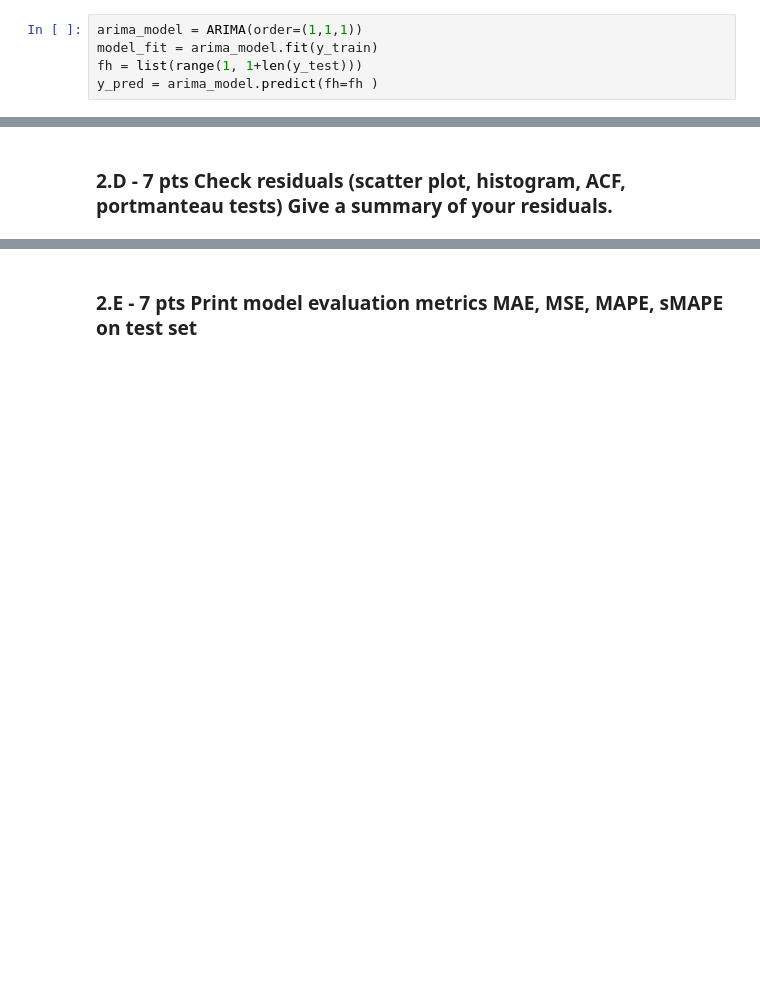
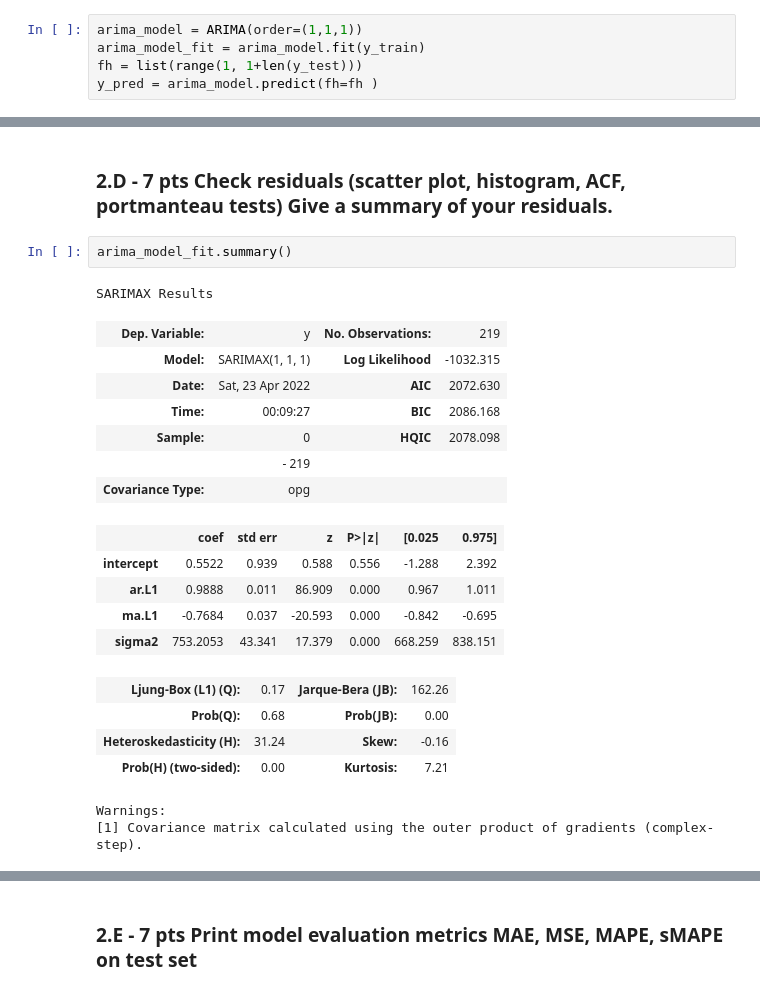
Before and after one commit to earnestsalgado/time-series-analysis_spr22, a Jupyter notebook: HW3/Week 3 Assignment Box Jenkins Models.ipynb, the cells around one changed output, grey strips where cells are left out. Drawn from its saved outputs; the diff is of its cells as text; blank space fills up the shorter version.

```diff
--- a/HW3/Week 3 Assignment Box Jenkins Models.ipynb
+++ b/HW3/Week 3 Assignment Box Jenkins Models.ipynb
@@ -436,7 +539,7 @@ y_train, y_test = temporal_train_test_split(ts)
 ## ARIMA
 # %%
 arima_model = ARIMA(order=(1,1,1))
-model_fit = arima_model.fit(y_train)
+arima_model_fit = arima_model.fit(y_train)
 fh = list(range(1, 1+len(y_test)))
 y_pred = arima_model.predict(fh=fh )
 # %%
@@ -479,3 +582,25 @@ y_test.plot(color = 'black')
 [figure]
 # %% [markdown]
 ### 2.D - 7 pts Check residuals (scatter plot, histogram, ACF, portmanteau tests) Give a summary of your residuals.
+# %%
+arima_model_fit.summary()
+# %% [output]
+SARIMAX Results
+| Dep. Variable: | y | No. Observations: | 219 |
+| Model: | SARIMAX(1, 1, 1) | Log Likelihood | -1032.315 |
+| Date: | Sat, 23 Apr 2022 | AIC | 2072.630 |
+| Time: | 00:09:27 | BIC | 2086.168 |
+| Sample: | 0 | HQIC | 2078.098 |
+|  | - 219 |  |  |
+| Covariance Type: | opg |  |  |
+|  | coef | std err | z | P>|z| | [0.025 | 0.975] |
+| intercept | 0.5522 | 0.939 | 0.588 | 0.556 | -1.288 | 2.392 |
+| ar.L1 | 0.9888 | 0.011 | 86.909 | 0.000 | 0.967 | 1.011 |
+| ma.L1 | -0.7684 | 0.037 | -20.593 | 0.000 | -0.842 | -0.695 |
+| sigma2 | 753.2053 | 43.341 | 17.379 | 0.000 | 668.259 | 838.151 |
+| Ljung-Box (L1) (Q): | 0.17 | Jarque-Bera (JB): | 162.26 |
+| Prob(Q): | 0.68 | Prob(JB): | 0.00 |
+| Heteroskedasticity (H): | 31.24 | Skew: | -0.16 |
+| Prob(H) (two-sided): | 0.00 | Kurtosis: | 7.21 |
+Warnings:
+[1] Covariance matrix calculated using the outer product of gradients (complex-step).
```
Also changed, not shown: parts of 23 cells of this notebook.
